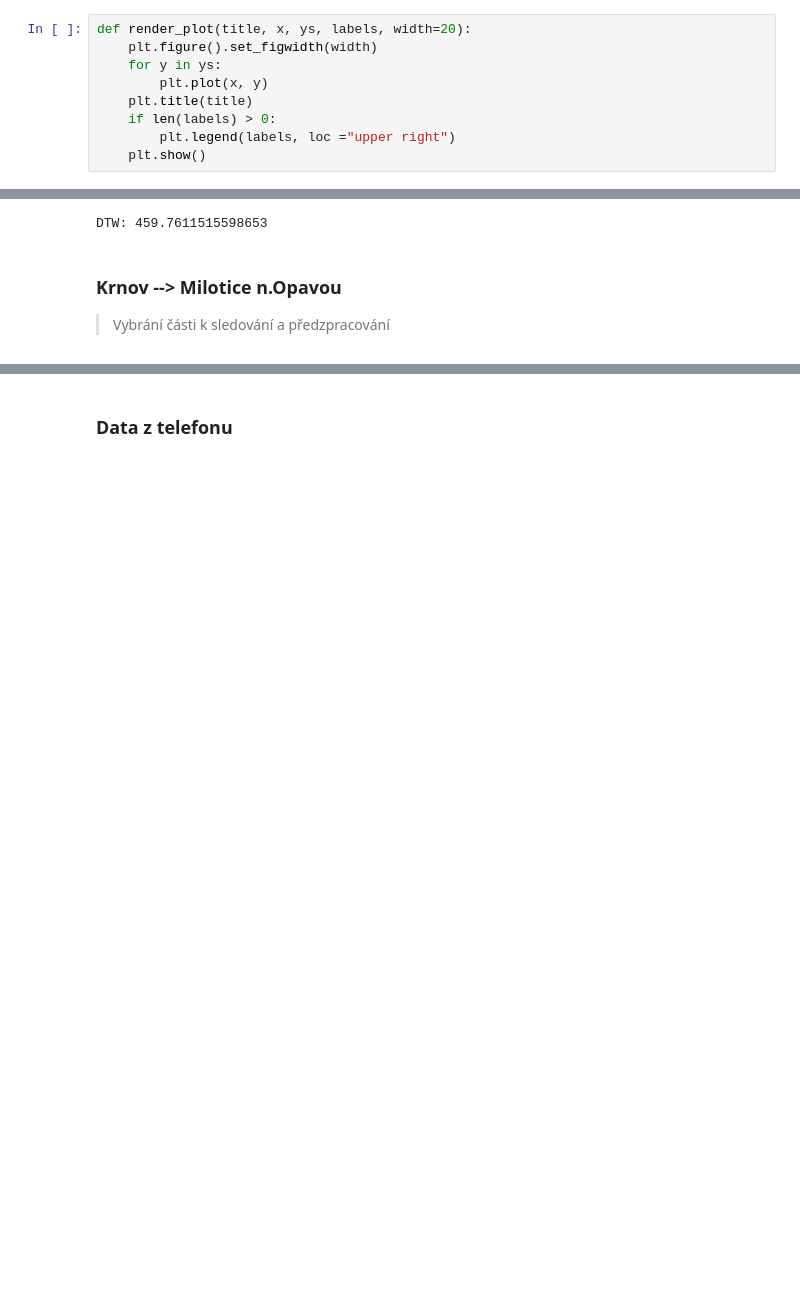
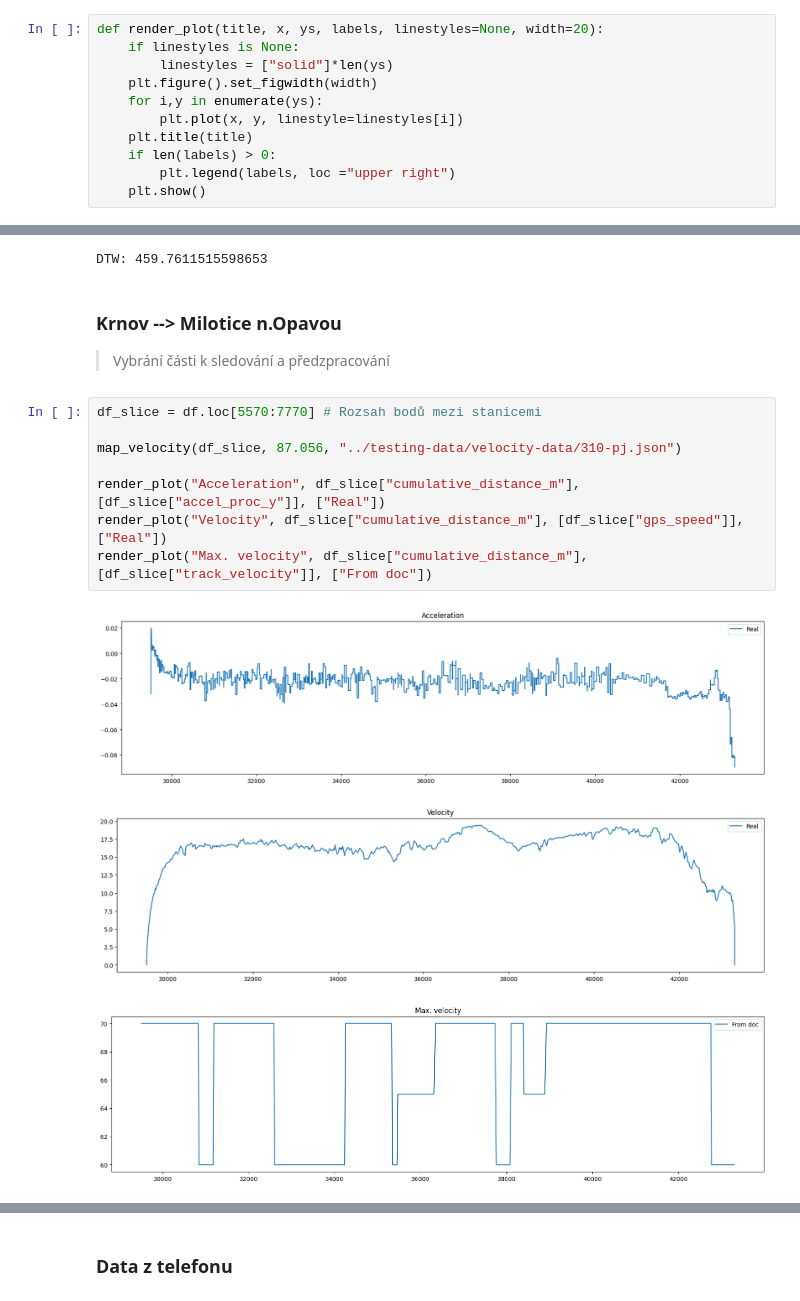
Before and after one commit to Sawy7/trainmap-consumption-api, a Jupyter notebook: train-exploration/train-exploration.ipynb, the cells around one changed output, grey strips where cells are left out. Drawn from its saved outputs; the diff is of its cells as text; blank space fills up the shorter version.

Commit message:
Another track segment

```diff
--- a/train-exploration/train-exploration.ipynb
+++ b/train-exploration/train-exploration.ipynb
@@ -68,10 +68,12 @@ plt.show()
 # %% [markdown]
 ### Funkce pro zpracování
 # %%
-def render_plot(title, x, ys, labels, width=20):
+def render_plot(title, x, ys, labels, linestyles=None, width=20):
+    if linestyles is None:
+        linestyles = ["solid"]*len(ys)
     plt.figure().set_figwidth(width)
-    for y in ys:
-        plt.plot(x, y)
+    for i,y in enumerate(ys):
+        plt.plot(x, y, linestyle=linestyles[i])
     plt.title(title)
     if len(labels) > 0:
         plt.legend(labels, loc ="upper right")
@@ -262,3 +265,15 @@ DTW: 459.7611515598653
 # %% [markdown]
 ### Krnov --> Milotice n.Opavou
 > Vybrání části k sledování a předzpracování
+# %%
+df_slice = df.loc[5570:7770] # Rozsah bodů mezi stanicemi
+
+map_velocity(df_slice, 87.056, "../testing-data/velocity-data/310-pj.json")
+
+render_plot("Acceleration", df_slice["cumulative_distance_m"], [df_slice["accel_proc_y"]], ["Real"])
+render_plot("Velocity", df_slice["cumulative_distance_m"], [df_slice["gps_speed"]], ["Real"])
+render_plot("Max. velocity", df_slice["cumulative_distance_m"], [df_slice["track_velocity"]], ["From doc"])
+# %% [output]
+[figure, added]
+[figure, added]
+[figure, added]
```
Also changed, not shown: parts of 7 cells of this notebook.
